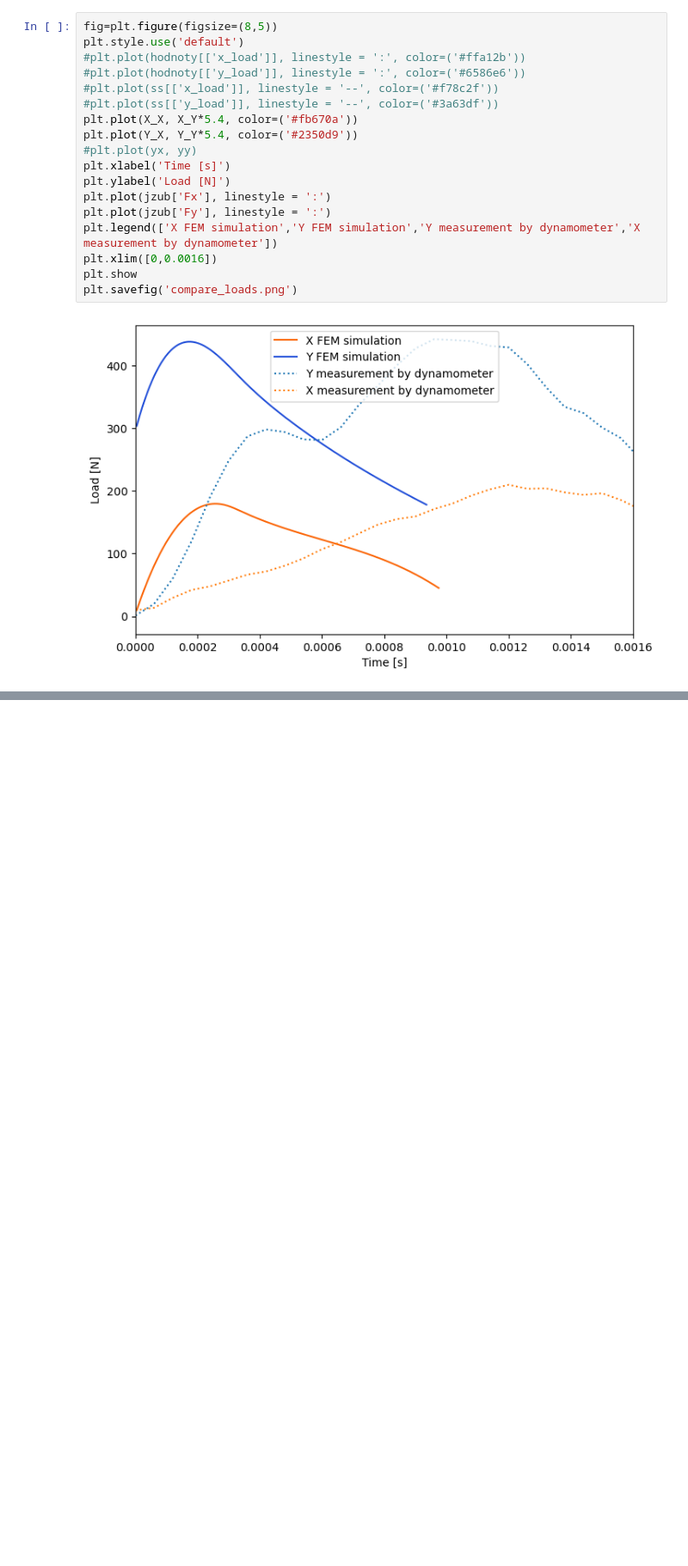
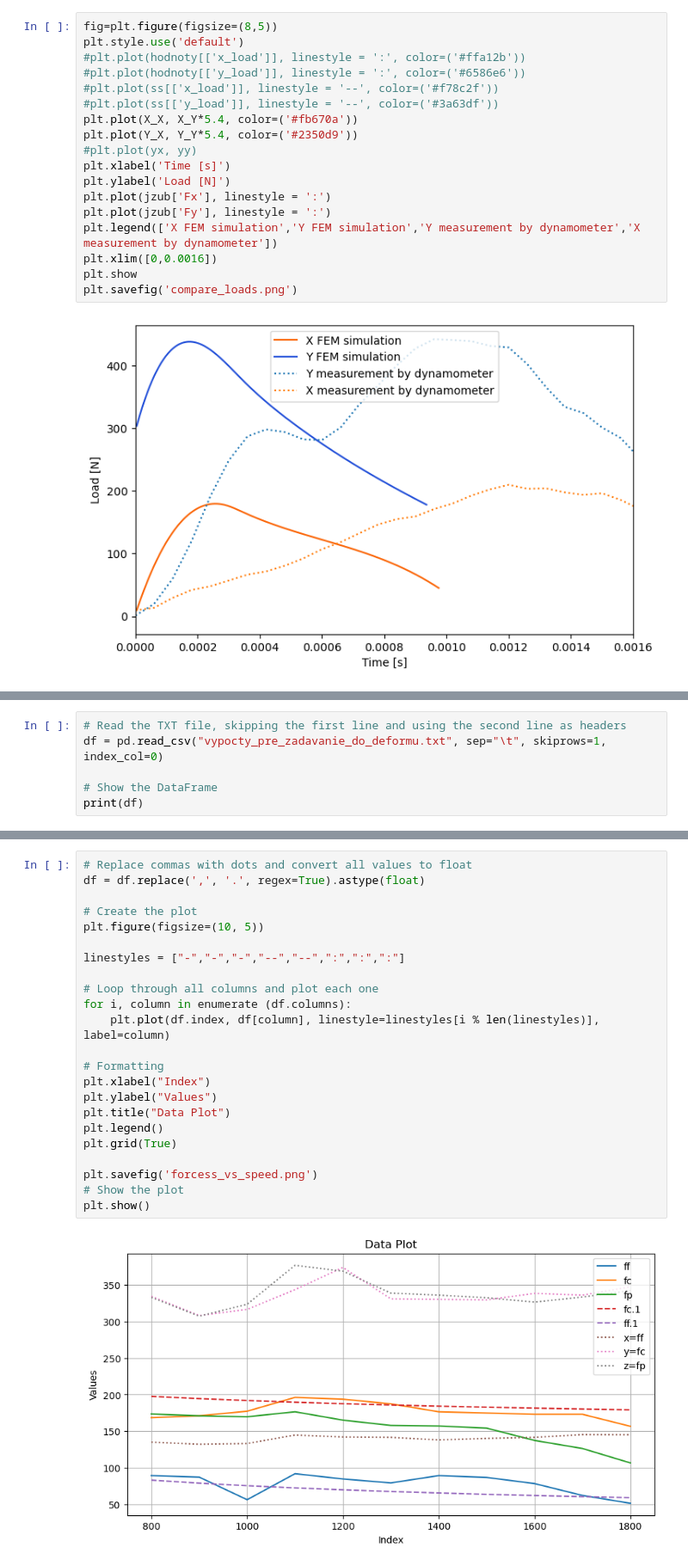
Before and after one commit to martinnecpal/MODELOVANIE-MTF, a Jupyter notebook: dataworiking/import_deform.ipynb, the cells around one changed output, grey strips where cells are left out. Shown at 86% size. Cells and saved outputs as stored; diff of their text form; blank space fills up the shorter version.

```diff
--- a/dataworiking/import_deform.ipynb
+++ b/dataworiking/import_deform.ipynb
@@ -186,0 +271,6 @@ plt.savefig('compare_loads.png')
+# %%
+# Read the TXT file, skipping the first line and using the second line as headers
+df = pd.read_csv("vypocty_pre_zadavanie_do_deformu.txt", sep="\t", skiprows=1, index_col=0)
+
+# Show the DataFrame
+print(df)
@@ -186,0 +291,25 @@ plt.savefig('compare_loads.png')
+# %%
+# Replace commas with dots and convert all values to float
+df = df.replace(',', '.', regex=True).astype(float)
+
+# Create the plot
+plt.figure(figsize=(10, 5))
+
+linestyles = ["-","-","-","--","--",":",":",":"]
+
+# Loop through all columns and plot each one
+for i, column in enumerate (df.columns):
+    plt.plot(df.index, df[column], linestyle=linestyles[i % len(linestyles)], label=column)
+
+# Formatting
+plt.xlabel("Index")
+plt.ylabel("Values")
+plt.title("Data Plot")
+plt.legend()
+plt.grid(True)
+
+plt.savefig('forcess_vs_speed.png')
+# Show the plot
+plt.show()
+# %% [output]
+[figure, added]
```
Also changed, not shown: parts of 6 cells of this notebook, 10 other files.
